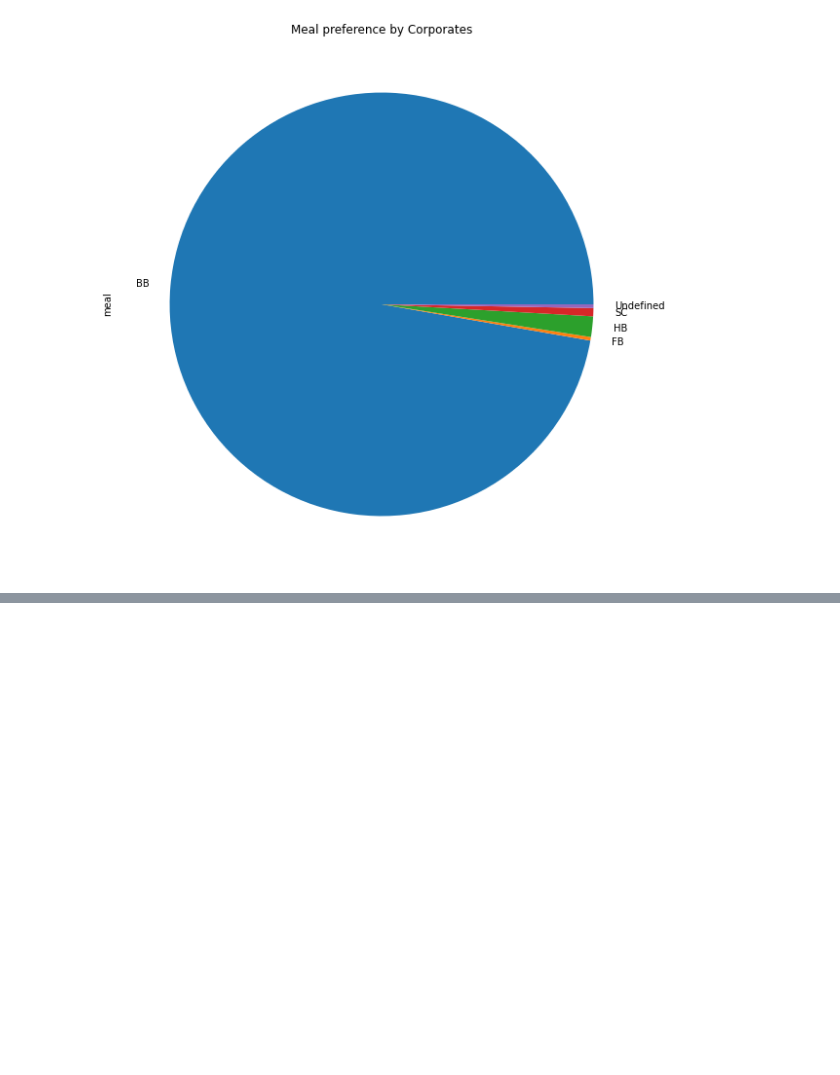
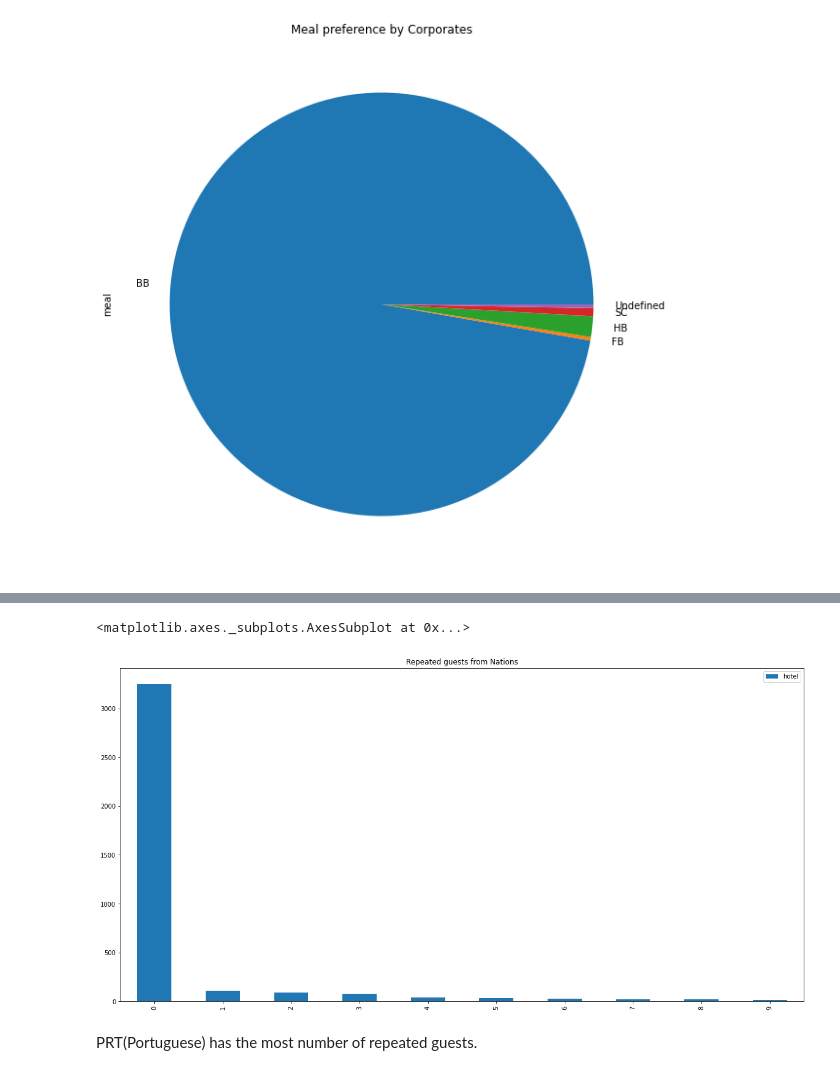
Before and after one commit to Ashik9576/Hotel-Booking-Analysis, a Jupyter notebook: Copy_of_Hotel_Booking_Analysis_Capstone_Project.ipynb, the cells around one changed output, grey strips where cells are left out. Saved outputs shown, nothing was run; the diff lists cells and outputs as text; code cells hidden in the pictures; blank space fills up the shorter version.

```diff
--- a/Copy_of_Hotel_Booking_Analysis_Capstone_Project.ipynb
+++ b/Copy_of_Hotel_Booking_Analysis_Capstone_Project.ipynb
@@ -257,0 +278,3 @@ It seems BB(meal) is the most preferable meal than other meal.
+# %%
+repeated_guest=pd.DataFrame(hotel_booking[hotel_booking["is_repeated_guest"]==1].groupby("country").count()["hotel"].sort_values(ascending=False).head(10))
+repeated_guest.reset_index(inplace=True)
@@ -257,0 +295,7 @@ It seems BB(meal) is the most preferable meal than other meal.
+# %%
+repeated_guest.plot(kind='bar', figsize = (20,10), title = 'Repeated guests from Nations')
+# %% [output]
+<matplotlib.axes._subplots.AxesSubplot at 0x...>
+[figure, added]
+# %% [markdown]
+PRT(Portuguese) has the most number of repeated guests.
```
Also changed, not shown: parts of 7 cells of this notebook.
